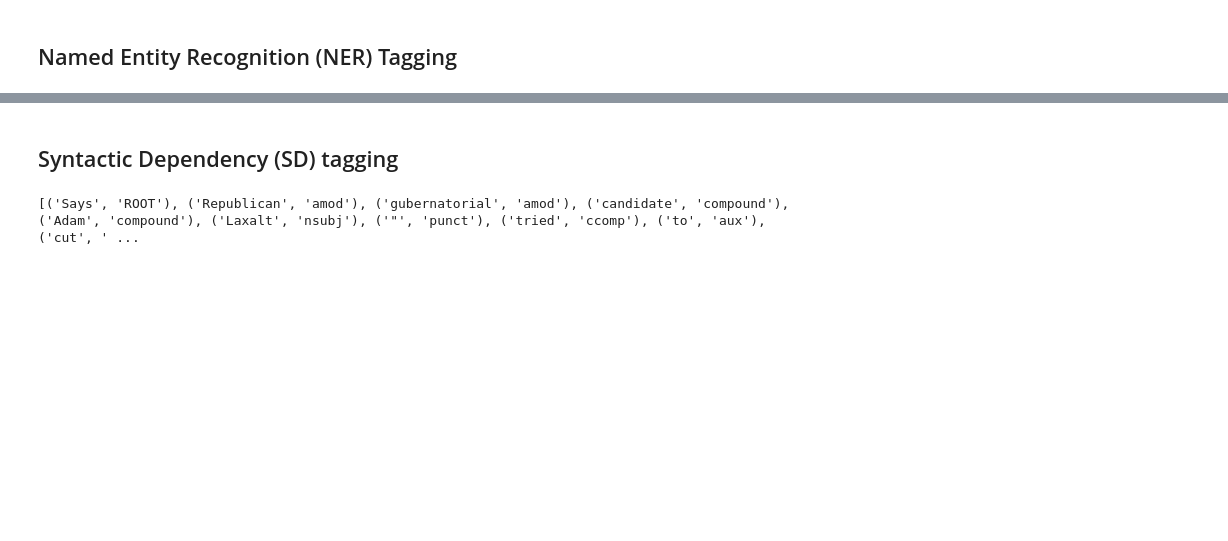
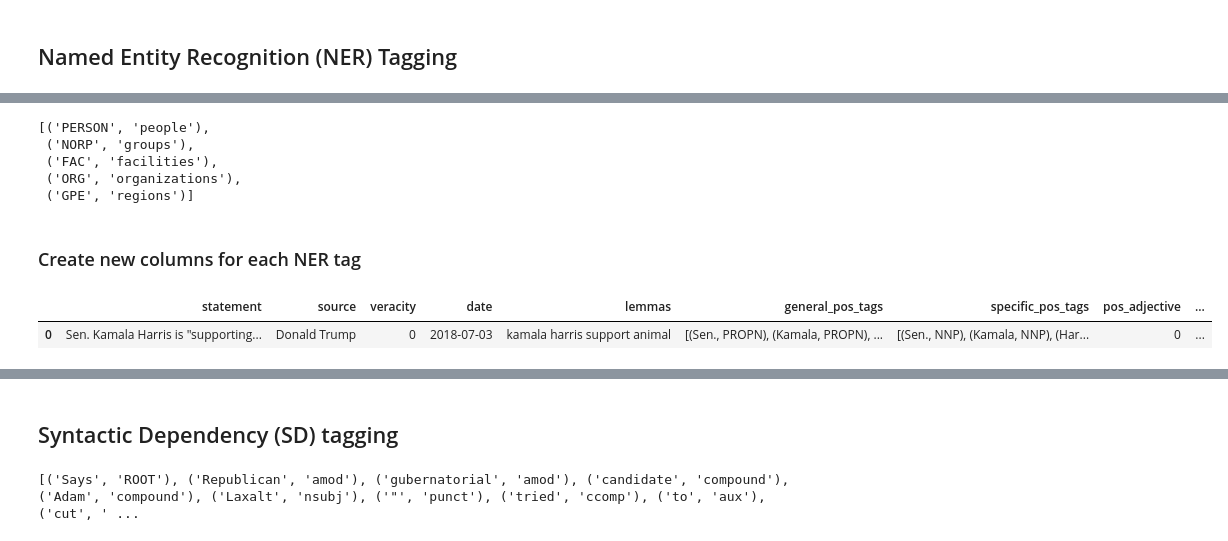
Before and after one commit to the-sergiu/TruthDetection, a Jupyter notebook: 6_AdvancedPOS_NER_SD_WC.ipynb, the cells around one changed output, grey strips where cells are left out. Drawn from its saved outputs; the diff is of its cells as text; code cells hidden in the pictures; blank space fills up the shorter version.

```diff
--- a/6_AdvancedPOS_NER_SD_WC.ipynb
+++ b/6_AdvancedPOS_NER_SD_WC.ipynb
@@ -393,0 +483,9 @@ df[["ner_tags"]][0:5]
+# %%
+# preview dict
+list(mydict_ner.items())[0:5]
+# %% [output]
+[('PERSON', 'people'),
+ ('NORP', 'groups'),
+ ('FAC', 'facilities'),
+ ('ORG', 'organizations'),
+ ('GPE', 'regions')]
@@ -393,0 +494,21 @@ df[["ner_tags"]][0:5]
+# %%
+def ner_counter(text, n):
+    # nlp object
+    nobj = nlp(text)
+    # list of POS tags
+    ne = [ent.label_ for ent in nobj.ents]
+    # no. of proper nouns
+    return ne.count(n)
+# %% [markdown]
+### Create new columns for each NER tag
+# %%
+# to loop through the list of NER tags and create new columns with counts for each tag
+# We use Swifter to parallelize operations. Should take less than 30 minutes (depending on number of cores).
+for n in ner_list:
+    # df[n] = df.statement.apply(lambda x : proper_nouns(x, n)) #this works
+    df[("ner_"+str(mydict_ner[n]))] = df["statement"].swifter.apply(lambda x : ner_counter(x, n))
+# %%
+df.head(1)
+# %% [output]
+|  | statement | source | veracity | date | lemmas | general_pos_tags | specific_pos_tags | pos_adjective | ... |
+| 0 | Sen. Kamala Harris is "supporting... | Donald Trump | 0 | 2018-07-03 | kamala harris support animal | [(Sen., PROPN), (Kamala, PROPN), ... | [(Sen., NNP), (Kamala, NNP), (Har... | 0 | ... |
```
Also changed, not shown: parts of 44 cells of this notebook, 1 other file.
